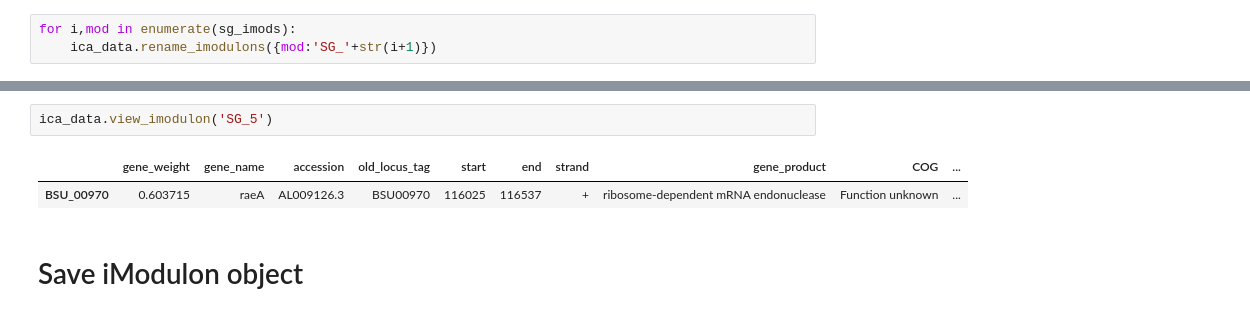
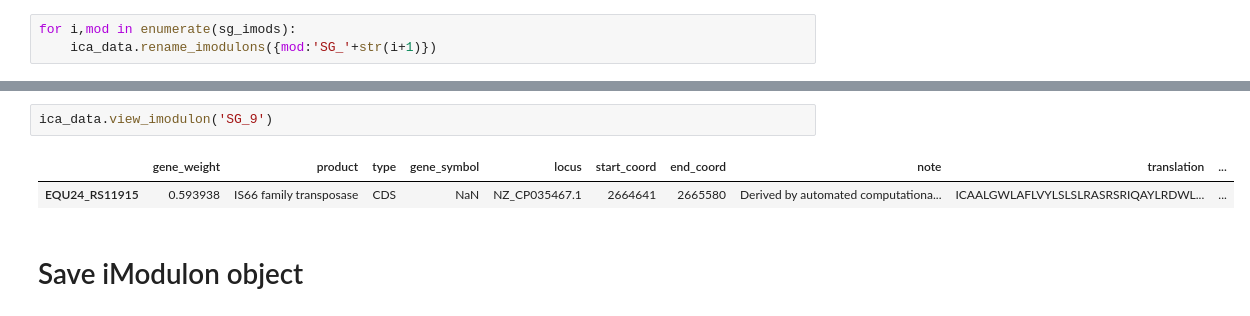
Before and after one commit to erinhwilson/modulome-workflow, a Jupyter notebook: 5_characterize_iModulons/2_iModulon_characterization_Erin.ipynb, the cells around one changed output, grey strips where cells are left out. Cells and saved outputs as stored; diff of their text form.

```diff
--- a/5_characterize_iModulons/2_iModulon_characterization_Erin.ipynb
+++ b/5_characterize_iModulons/2_iModulon_characterization_Erin.ipynb
@@ -540,8 +453,8 @@ ica_data.imodulon_table[ica_data.imodulon_table.single_gene == True]
 # %%
-ica_data.view_imodulon('SG_5')
+ica_data.view_imodulon('SG_9')
 # %% [output]
-|  | gene_weight | gene_name | accession | old_locus_tag | start | end | strand | gene_product | COG | ... |
-| BSU_00970 | 0.603715 | raeA | AL009126.3 | BSU00970 | 116025 | 116537 | + | ribosome-dependent mRNA endonuclease | Function unknown | ... |
+|  | gene_weight | product | type | gene_symbol | locus | start_coord | end_coord | note | translation | ... |
+| EQU24_RS11915 | 0.593938 | IS66 family transposase | CDS | NaN | NZ_CP035467.1 | 2664641 | 2665580 | Derived by automated computationa... | ICAALGWLAFLVYLSLSLRASRSRIQAYLRDWL... | ... |
 # %% [markdown]
 # Save iModulon object
 # %%
```
Also changed, not shown: parts of 47 cells of this notebook.
